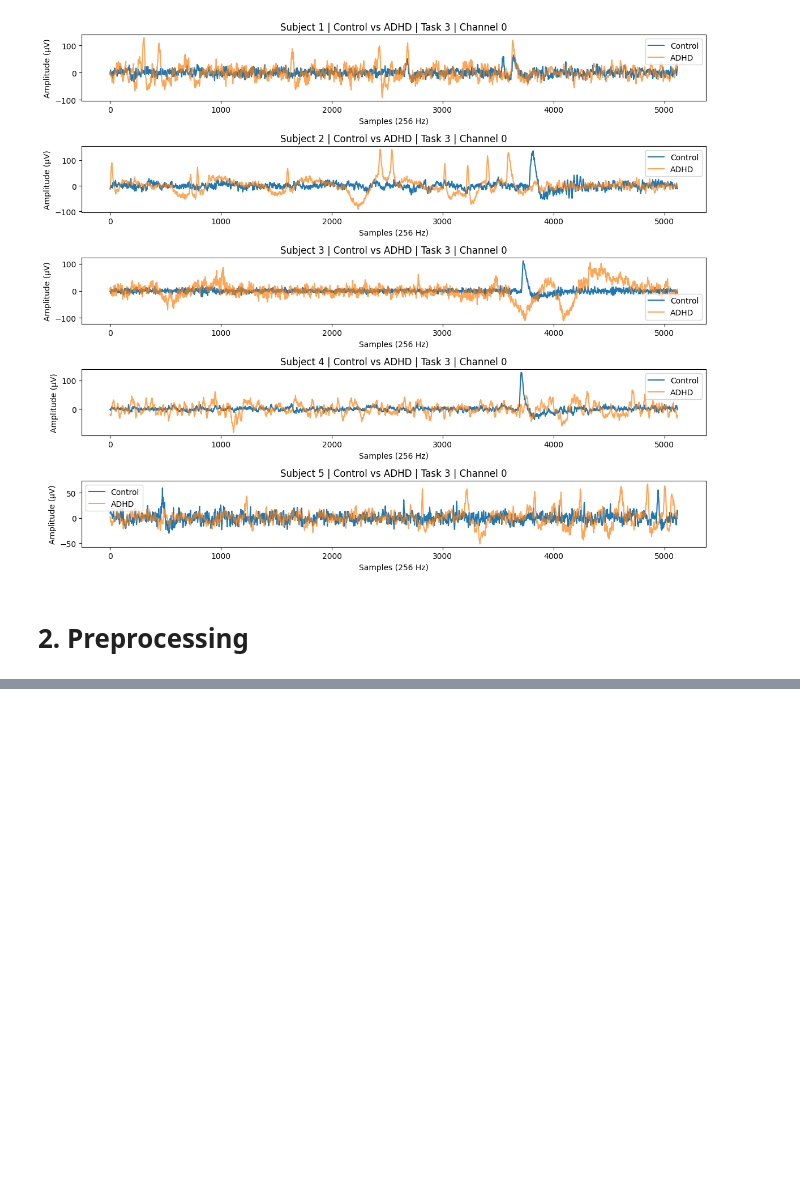
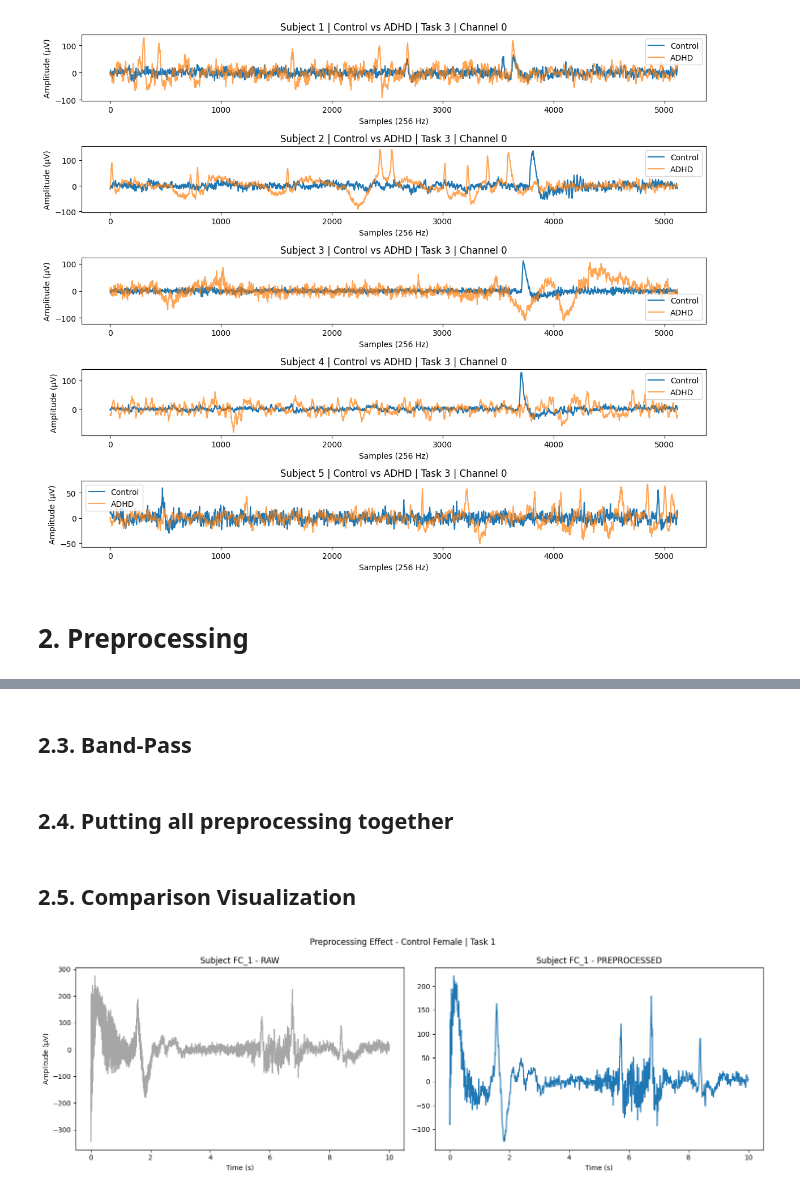
Before and after one commit to iomullony/ADHD-Predictor, a Jupyter notebook: main.ipynb, the cells around one changed output, grey strips where cells are left out. Drawn from its saved outputs; the diff is of its cells as text; code cells hidden in the pictures; blank space fills up the shorter version.

Commit message:
preprocessing

```diff
--- a/main.ipynb
+++ b/main.ipynb
@@ -175,0 +181,2 @@ Therefore, we can't really see any change between the first time we plot it with
+# %% [markdown]
+## 2.3. Band-Pass
@@ -175,0 +198,60 @@ Therefore, we can't really see any change between the first time we plot it with
+# %% [markdown]
+## 2.4. Putting all preprocessing together
+# %%
+def preprocess(data, seconds=20, fs=256):
+    # Detrending (removes linear trends)
+    # axis=0 means we filter along time, independent for each channel
+    x = detrend(data, axis=0, type='linear')
+
+    # Notch Filter (removes 50Hz power line noise)
+    x = notch_filter(x, fs=fs)
+
+    # Band-pass 1–40 Hz
+    x = bandpass_filter(x, fs=fs)
+
+    # normalize duration
+    n = int(seconds * fs)
+    if x.shape[0] < n:
+        return None
+    x = x[:n]
+    return x
+# %% [markdown]
+## 2.5. Comparison Visualization
+# %%
+def visualize_comparison(df, group, gender, task, n=3):
+    # Filter the data
+    subset = df[(df['group'] == group) & (df['gender'] == gender) & (df['task'] == task)].iloc[:n]
+
+    for i, row in subset.iterrows():
+        raw_sig = row['signal']
+
+        clean_sig = preprocess(raw_sig, fs=256)
+
+        fig, axes = plt.subplots(1, 2, figsize=(15, 5))
+
+        # Limit to 10 seconds for clearer visualization
+        seconds_to_plot = 10
+        limit = seconds_to_plot * 256
+        time_axis = np.arange(limit) / 256
+
+        # Plot Raw
+        axes[0].plot(time_axis, raw_sig[:limit, 0], color='gray', alpha=0.7)
+        axes[0].set_title(f"Subject {row['subject_id']} - RAW")
+        axes[0].set_ylabel("Amplitude (µV)")
+        axes[0].set_xlabel("Time (s)")
+
+        # Plot Clean
+        axes[1].plot(time_axis, clean_sig[:limit, 0])
+        axes[1].set_title(f"Subject {row['subject_id']} - PREPROCESSED")
+        axes[1].set_xlabel("Time (s)")
+
+        plt.suptitle(f"Preprocessing Effect - {group} {gender} | Task {task}")
+        plt.tight_layout()
+        plt.savefig('report/imgs/preprocessing_comparison.png', dpi=300)
+        plt.show()
+
+        return clean_sig
+
+clean_sig = visualize_comparison(eeg_df, 'Control', 'Female', task=1, n=1)
+# %% [output]
+[figure, added]
```
Also changed, not shown: parts of 17 cells of this notebook, 7 other files.
